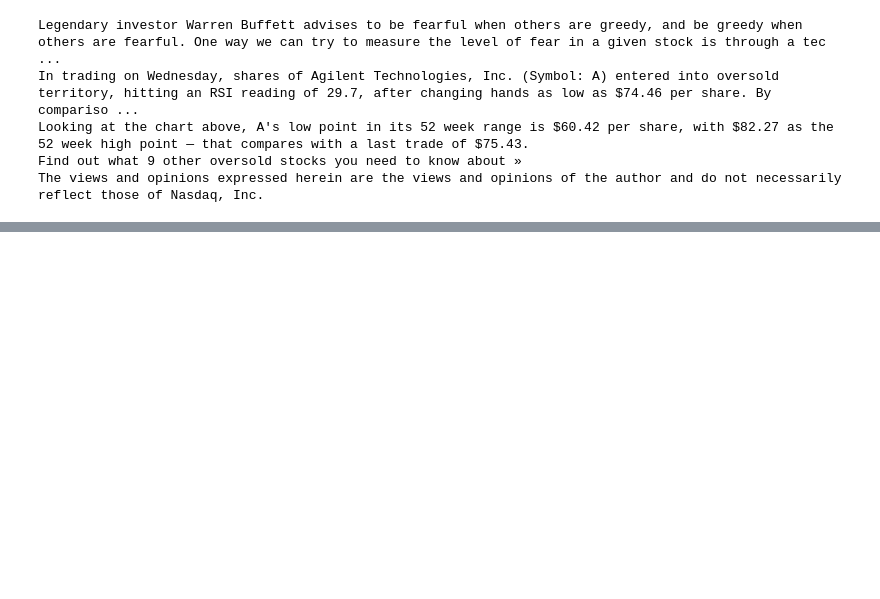
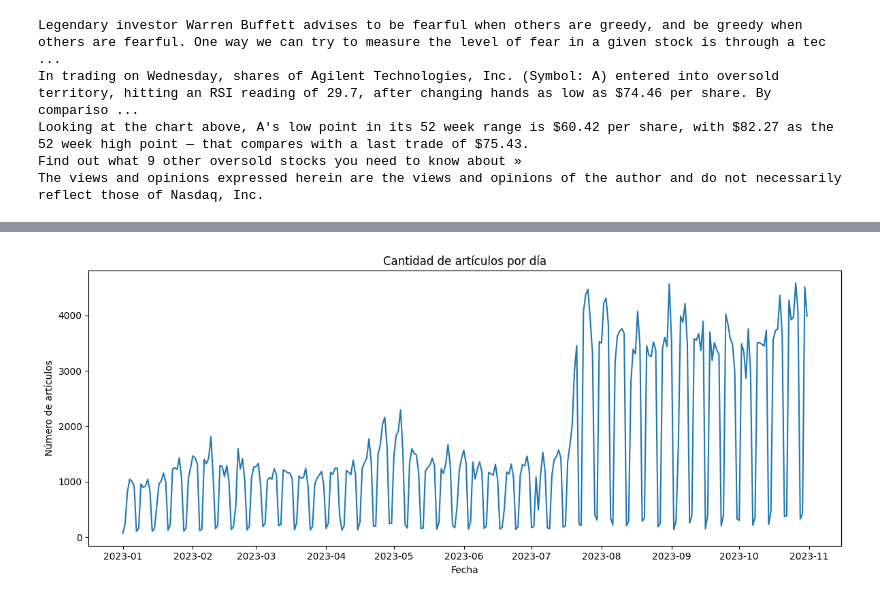
Before and after one commit to ceci-podesta/Text2Market, a Jupyter notebook: FinMultiTime/extract_data.ipynb, the cells around one changed output, grey strips where cells are left out. Saved outputs shown, nothing was run; the diff lists cells and outputs as text; code cells hidden in the pictures; blank space fills up the shorter version.

```diff
--- a/FinMultiTime/extract_data.ipynb
+++ b/FinMultiTime/extract_data.ipynb
@@ -281,0 +293,22 @@ The views and opinions expressed herein are the views and opinions of the author
+# %%
+fecha_inicio = "2023-01-01"
+#fecha_fin = "2023-12-31"
+fecha_fin = "2023-10-31"
+
+df_filtrado = df_sp500[(df_sp500["Date"] >= fecha_inicio) & (df_sp500["Date"] <= fecha_fin)]
+
+df_filtrado = df_filtrado.reset_index(drop=True)
+# %%
+# Agrupar por fecha y contar artículos
+articulos_por_dia = df_filtrado.groupby('Date').size()
+
+# Graficar
+plt.figure(figsize=(12, 5))
+plt.plot(articulos_por_dia.index, articulos_por_dia.values)
+plt.title('Cantidad de artículos por día')
+plt.xlabel('Fecha')
+plt.ylabel('Número de artículos')
+plt.tight_layout()
+plt.show()
+# %% [output]
+[figure, added]
```
Also changed, not shown: parts of 13 cells of this notebook, 2 other files.
